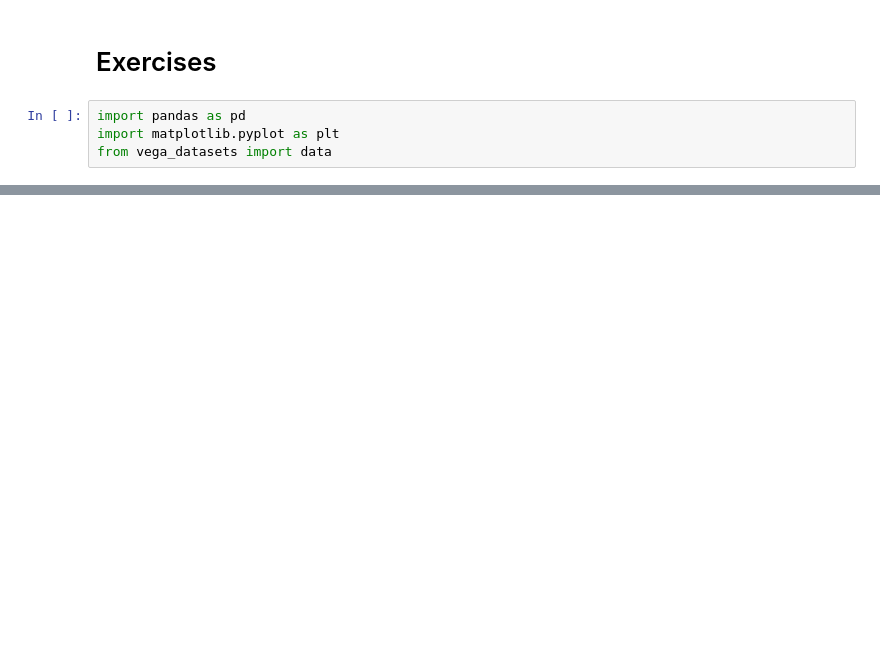
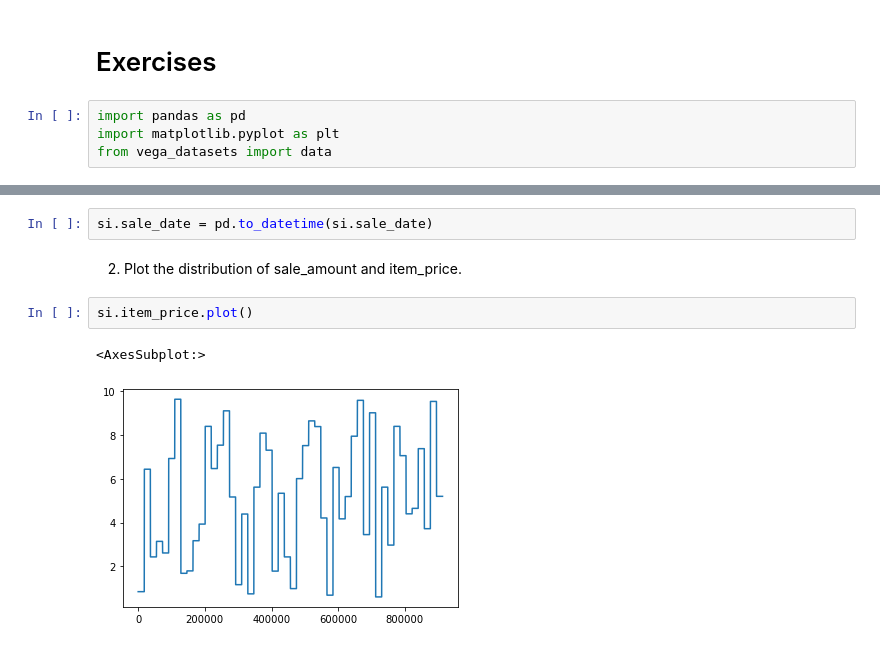
Before and after one commit to lopezelihezer/time-series-exercises, a Jupyter notebook: time_series_prep_exercises.ipynb, the cells around one changed output, grey strips where cells are left out. Drawn from its saved outputs; the diff is of its cells as text; blank space fills up the shorter version.

```diff
--- a/time_series_prep_exercises.ipynb
+++ b/time_series_prep_exercises.ipynb
@@ -24,0 +20,9 @@ store_items
+# %%
+si.sale_date = pd.to_datetime(si.sale_date)
+# %% [markdown]
+2. Plot the distribution of sale_amount and item_price.
+# %%
+si.item_price.plot()
+# %% [output]
+<AxesSubplot:>
+[figure, added]
```
Also changed, not shown: parts of 9 cells of this notebook.
